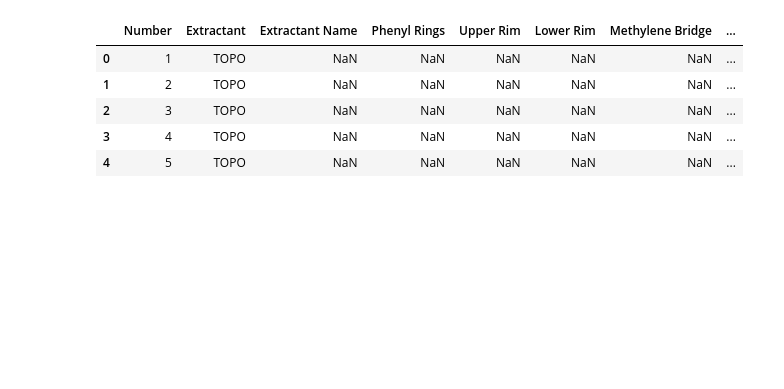
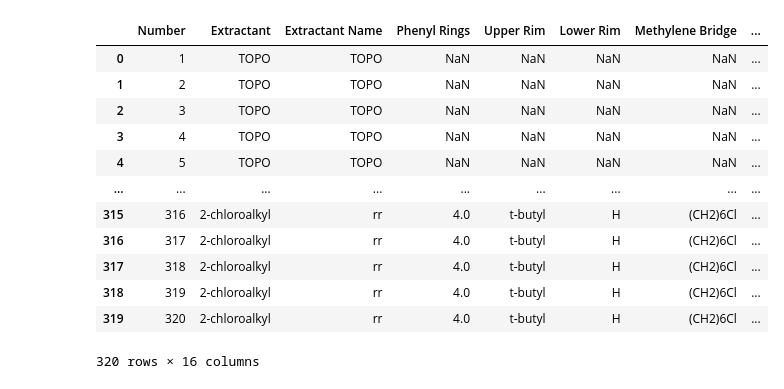
Before and after one commit to shouryaverma/triton, a Jupyter notebook: model.ipynb, the cells around one changed output. Saved outputs shown, nothing was run; the diff lists cells and outputs as text; code cells hidden in the pictures; blank space fills up the shorter version.

```diff
--- a/model.ipynb
+++ b/model.ipynb
@@ -30,13 +21,20 @@ from sklearn.inspection import permutation_importance
 # %%
 # load the csv file
 df = pd.read_csv('./data.csv')
-df.head()
+df
 # %% [output]
 |  | Number | Extractant | Extractant Name | Phenyl Rings | Upper Rim | Lower Rim | Methylene Bridge | ... |
-| 0 | 1 | TOPO | NaN | NaN | NaN | NaN | NaN | ... |
-| 1 | 2 | TOPO | NaN | NaN | NaN | NaN | NaN | ... |
-| 2 | 3 | TOPO | NaN | NaN | NaN | NaN | NaN | ... |
-| 3 | 4 | TOPO | NaN | NaN | NaN | NaN | NaN | ... |
-| 4 | 5 | TOPO | NaN | NaN | NaN | NaN | NaN | ... |
+| 0 | 1 | TOPO | TOPO | NaN | NaN | NaN | NaN | ... |
+| 1 | 2 | TOPO | TOPO | NaN | NaN | NaN | NaN | ... |
+| 2 | 3 | TOPO | TOPO | NaN | NaN | NaN | NaN | ... |
+| 3 | 4 | TOPO | TOPO | NaN | NaN | NaN | NaN | ... |
+| 4 | 5 | TOPO | TOPO | NaN | NaN | NaN | NaN | ... |
+| ... | ... | ... | ... | ... | ... | ... | ... | ... |
+| 315 | 316 | 2-chloroalkyl | rr | 4.0 | t-butyl | H | (CH2)6Cl | ... |
+| 316 | 317 | 2-chloroalkyl | rr | 4.0 | t-butyl | H | (CH2)6Cl | ... |
+| 317 | 318 | 2-chloroalkyl | rr | 4.0 | t-butyl | H | (CH2)6Cl | ... |
+| 318 | 319 | 2-chloroalkyl | rr | 4.0 | t-butyl | H | (CH2)6Cl | ... |
+| 319 | 320 | 2-chloroalkyl | rr | 4.0 | t-butyl | H | (CH2)6Cl | ... |
+320 rows × 16 columns
 # %%
 df_new = df.copy()
```
Also changed, not shown: parts of 12 cells of this notebook, 4 other files.
